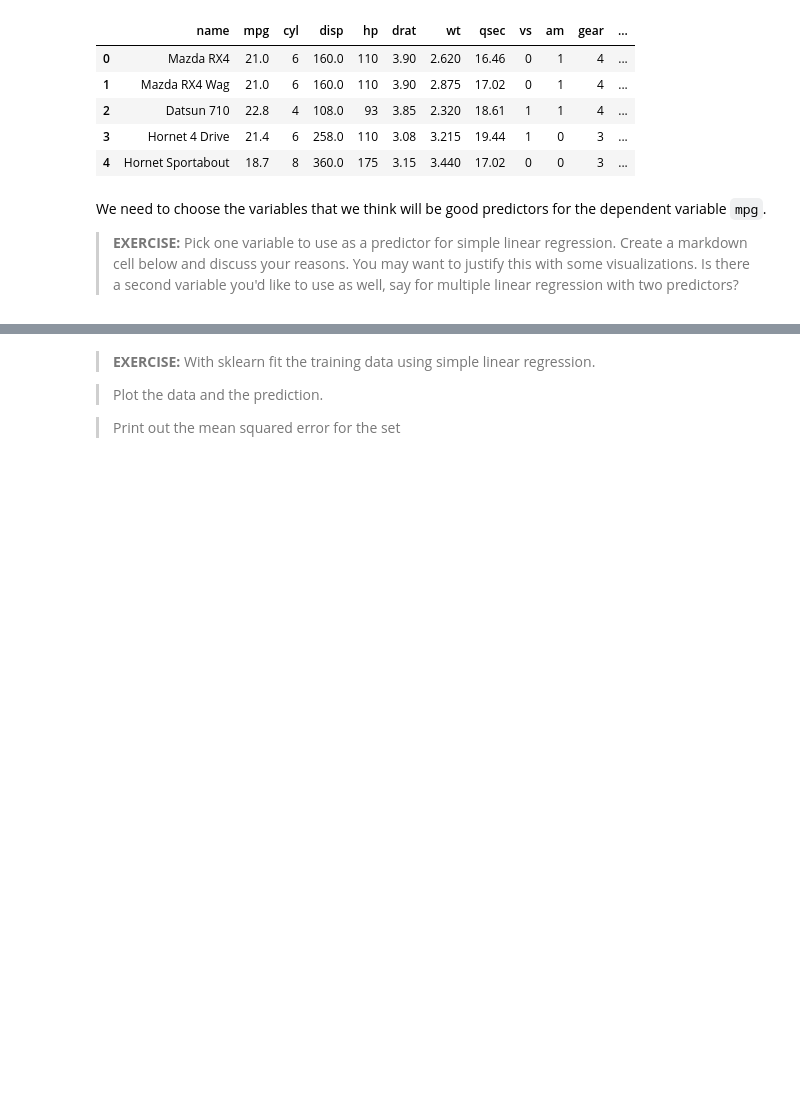
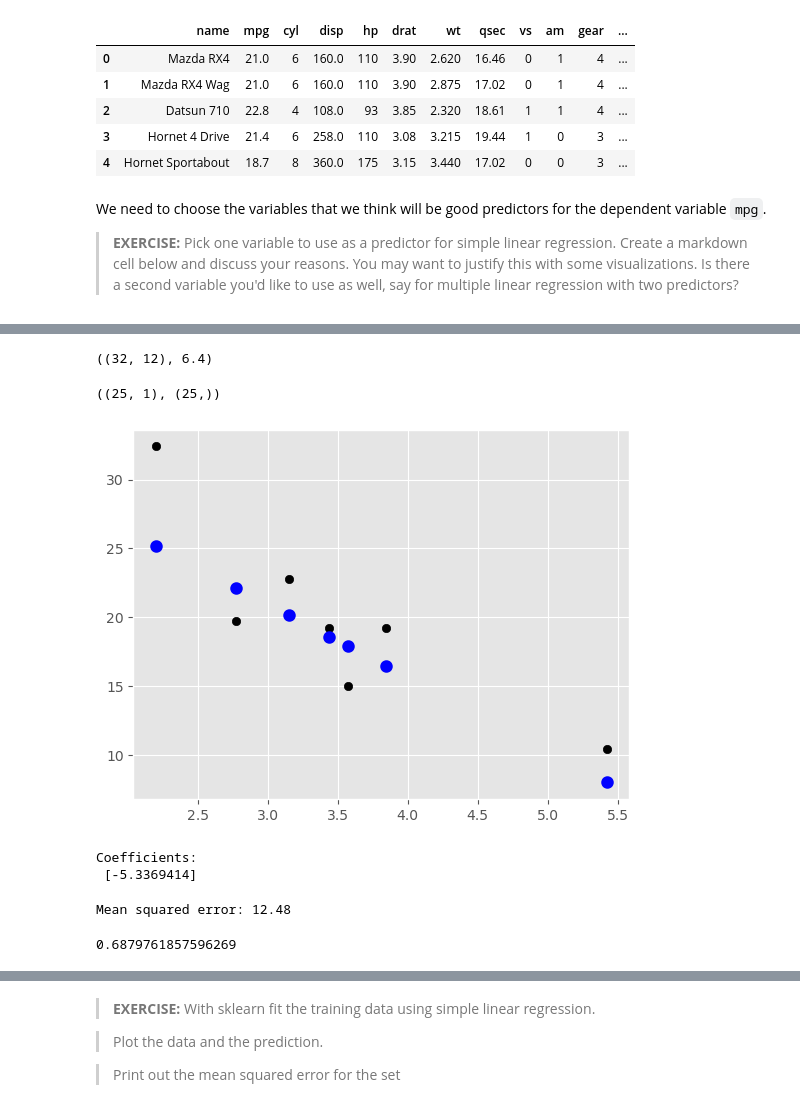
Before and after one commit to nurbujang/mlnotes, a Jupyter notebook: 1 LinearRegressionNotebook/s1LinearRegression.ipynb, the cells around one changed output, grey strips where cells are left out. Cells and saved outputs as stored; diff of their text form; code cells hidden in the pictures; blank space fills up the shorter version.

Commit message:
linear regression automotive

```diff
--- a/1 LinearRegressionNotebook/s1LinearRegression.ipynb
+++ b/1 LinearRegressionNotebook/s1LinearRegression.ipynb
@@ -320,0 +311,42 @@ array([[ 1.        , -0.77616837],
+# %%
+dfcars.shape, .2 *32
+# %% [output]
+((32, 12), 6.4)
+# %%
+# split data X
+Xy_train, Xy_test = train_test_split(dfcars, train_size=0.8, random_state=42)
+# %%
+X_train = Xy_train['wt'].to_numpy().reshape(-1,1)
+y_train = Xy_train['mpg'].to_numpy()
+
+X_test = Xy_test['wt'].to_numpy().reshape(-1,1)
+y_test = Xy_test['mpg'].to_numpy()
+
+X_train.shape, y_train.shape
+#type(X_train)
+# %% [output]
+((25, 1), (25,))
+# %%
+reg = LinearRegression()
+reg.fit(X=X_train, y=y_train)
+y_pred = reg.predict(X=X_test)
+# %%
+plt.scatter(X_test, y_test, color='k')
+plt.scatter(X_test, y_pred, color='b', linewidths=3)
+plt.show()
+# %% [output]
+[figure, added]
+# %%
+# evaluate
+print("Coefficients: \n", reg.coef_)
+# %% [output]
+Coefficients:
+ [-5.3369414]
+# %%
+print("Mean squared error: %.2f" % mse(y_test, y_pred))
+# %% [output]
+Mean squared error: 12.48
+# %%
+r2(y_test,y_pred)
+# %% [output]
+0.6879761857596269
```
Also changed, not shown: parts of 32 cells of this notebook, 1 other file.
